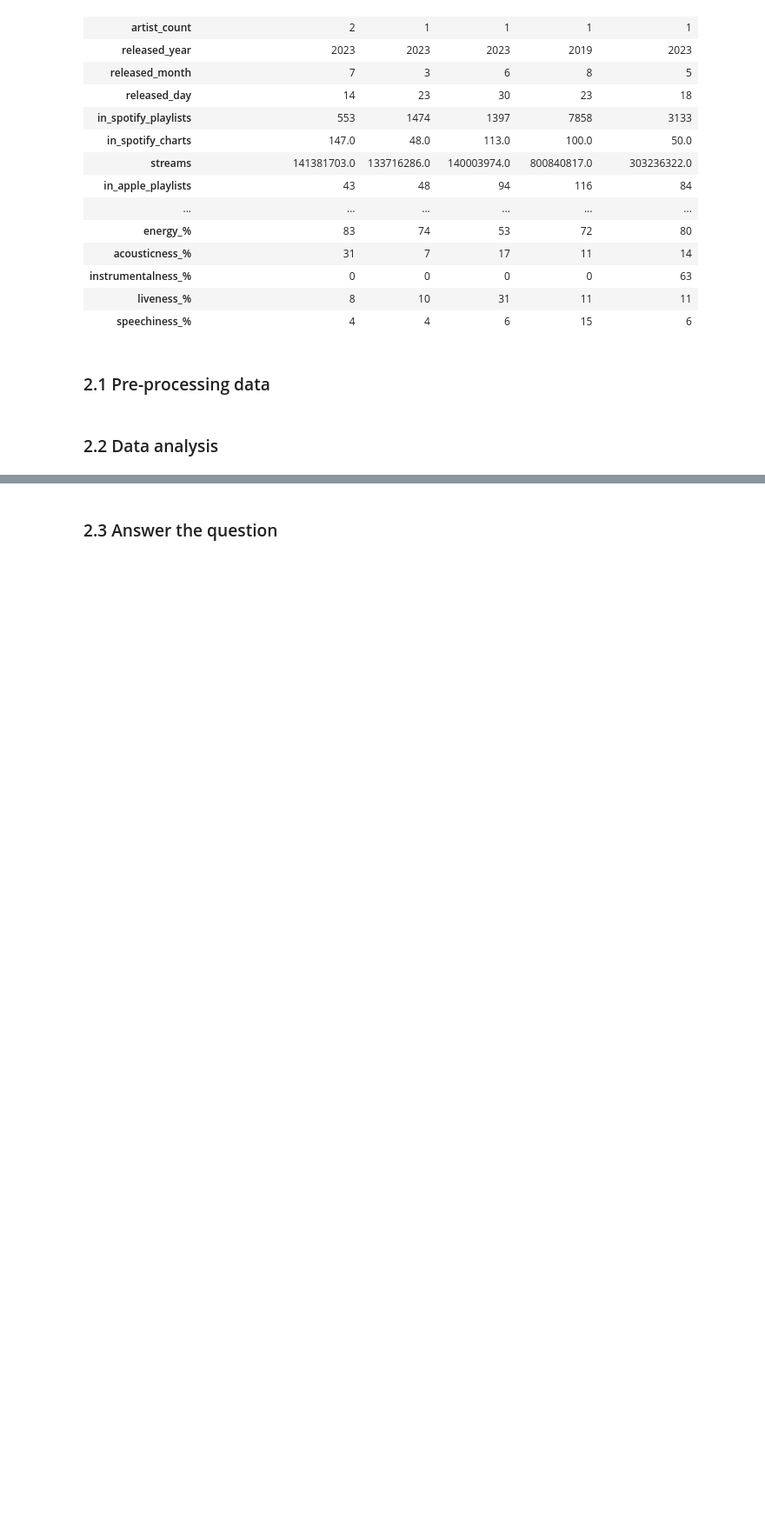
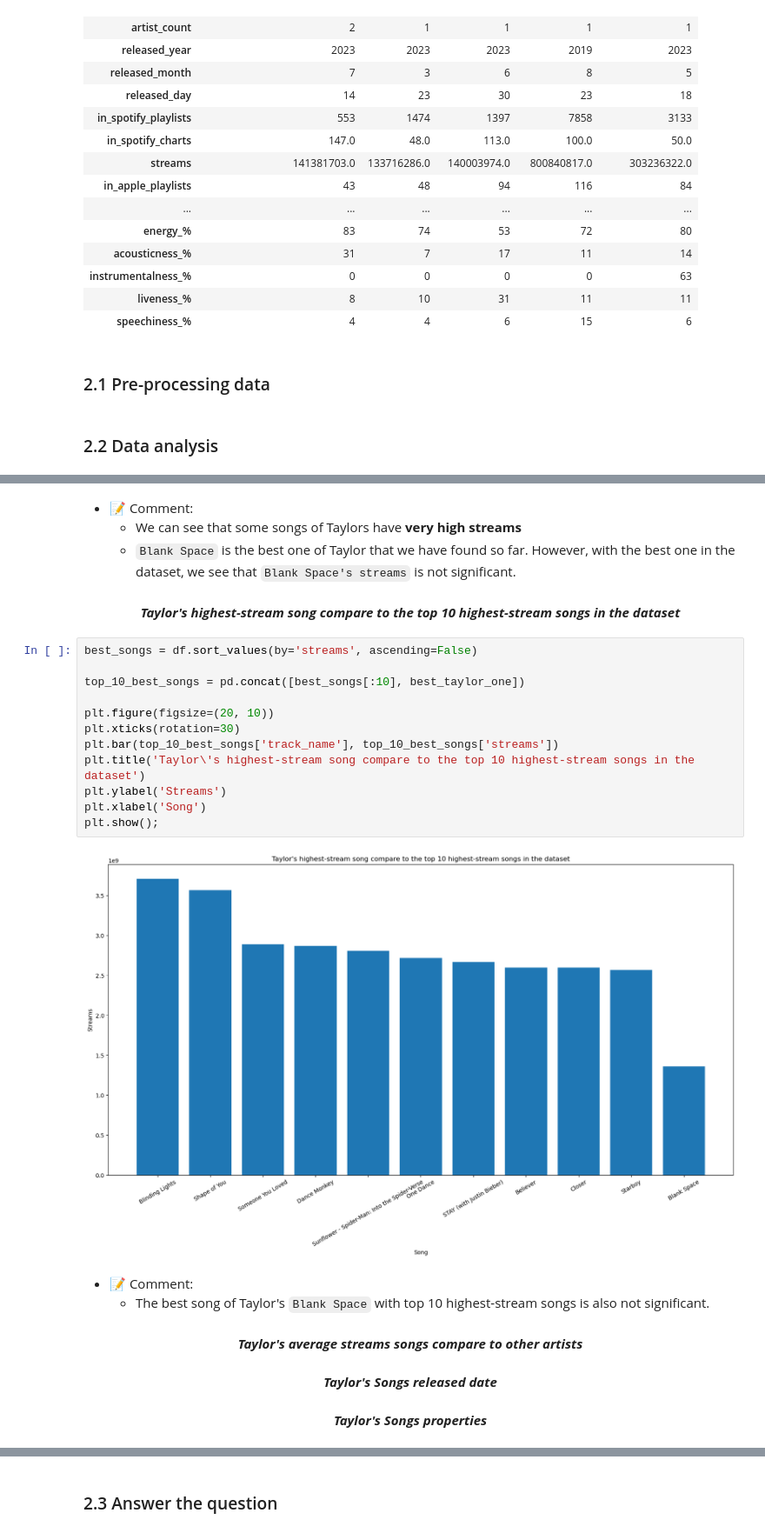
Before and after one commit to khanhnhan1512/Final-Project-DS-Programming, a Jupyter notebook: 04-Question_2.ipynb, the cells around one changed output, grey strips where cells are left out. Shown at 87% size. Cells and saved outputs as stored; diff of their text form; blank space fills up the shorter version.

```diff
--- a/04-Question_2.ipynb
+++ b/04-Question_2.ipynb
@@ -74,0 +132,29 @@ df.head().T
+# %% [markdown]
+- 📝 Comment:
+  - We can see that some songs of Taylors have **very high streams**
+  - `Blank Space` is the best one of Taylor that we have found so far. However, with the best one in the dataset, we see that `Blank Space's streams` is not significant.
+# %% [markdown]
+<p style='text-align: center;font-weight: bold'><i>Taylor's highest-stream song compare to the top 10 highest-stream songs in the dataset</i></p>
+# %%
+best_songs = df.sort_values(by='streams', ascending=False)
+
+top_10_best_songs = pd.concat([best_songs[:10], best_taylor_one])
+
+plt.figure(figsize=(20, 10))
+plt.xticks(rotation=30)
+plt.bar(top_10_best_songs['track_name'], top_10_best_songs['streams'])
+plt.title('Taylor\'s highest-stream song compare to the top 10 highest-stream songs in the dataset')
+plt.ylabel('Streams')
+plt.xlabel('Song')
+plt.show();
+# %% [output]
+[figure, added]
+# %% [markdown]
+- 📝 Comment:
+  - The best song of Taylor's `Blank Space` with top 10 highest-stream songs is also not significant.
+# %% [markdown]
+<p style='text-align: center;font-weight: bold'><i>Taylor's average streams songs compare to other artists</i></p>
+# %% [markdown]
+<p style='text-align: center;font-weight: bold'><i>Taylor's Songs released date</i></p>
+# %% [markdown]
+<p style='text-align: center;font-weight: bold'><i>Taylor's Songs properties</i></p>
```
Also changed, not shown: parts of 24 cells of this notebook.
